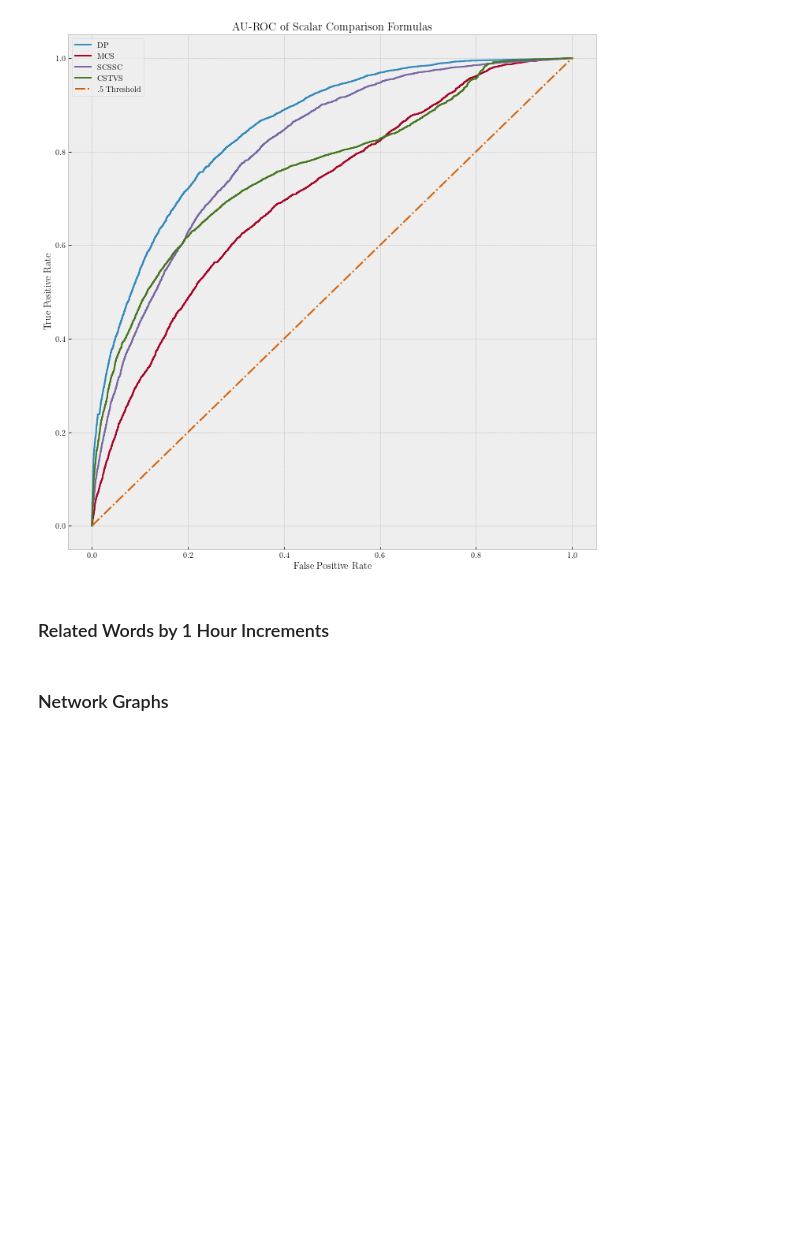
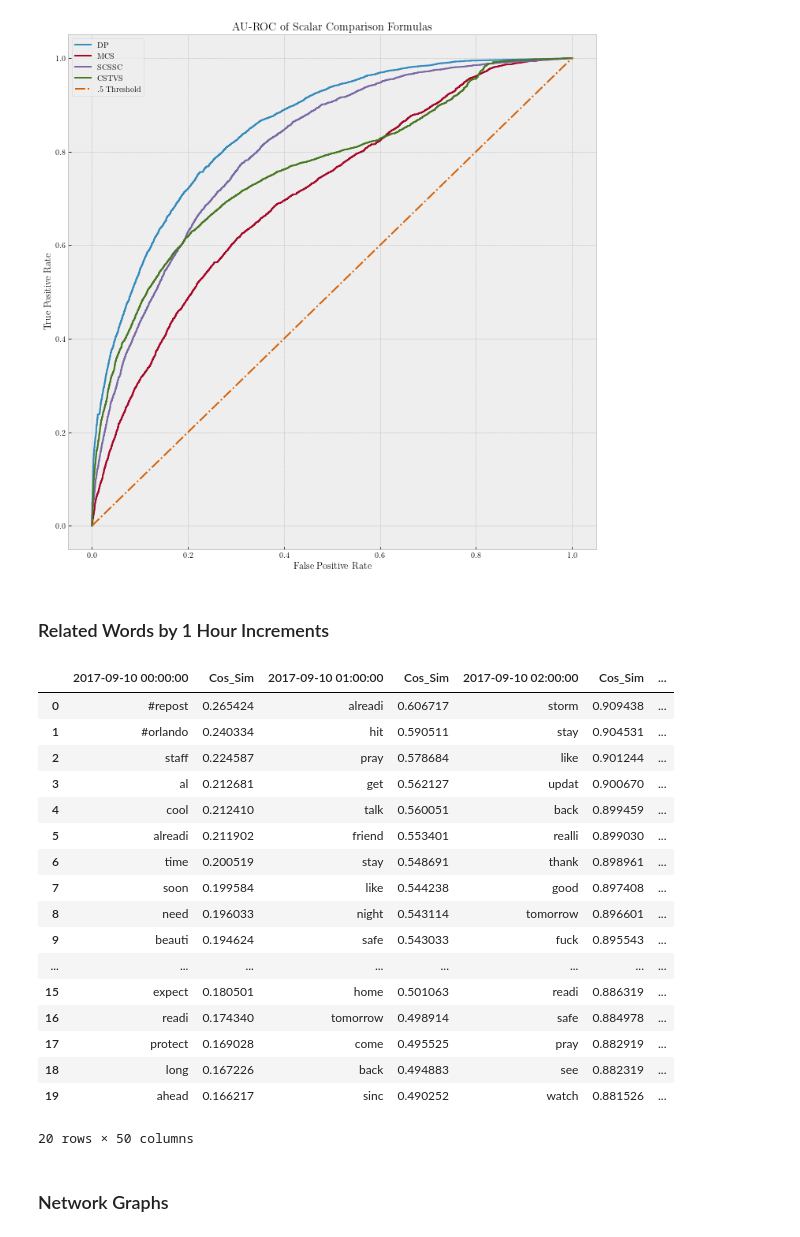
Before and after one commit to brownworth/TwitterDisaster, a Jupyter notebook: ThesisCode.ipynb, the cells around one changed output. Saved outputs shown, nothing was run; the diff lists cells and outputs as text; code cells hidden in the pictures; blank space fills up the shorter version.

```diff
--- a/ThesisCode.ipynb
+++ b/ThesisCode.ipynb
@@ -632,7 +632,7 @@ vectors_series = pd.Series(np.zeros((11)))
 tweet_text = tweet_full_en.loc[tweet_date:tweet_date + date_delta,"tweet_text"]
 tweets_tokens = tweet_text.apply(tokens_no_stopwords)
 
-opt_vector_model = Word2Vec(tweets_tokens, min_count=1, window=8, workers=1, size=150, seed=1, sg=1, negative=1)
+opt_vector_model = Word2Vec(tweets_tokens, min_count=3, window=8, workers=1, size=150, seed=1, sg=1, negative=1)
 
 # train the model over 10 epochs
 opt_vector_model.train(tweets_tokens, total_examples=len(tweet_text), epochs=10)
@@ -711,9 +711,30 @@ search_term = 'irma'
 for tweet_day in pd.date_range(start = tweet_date, end = end_date, freq = date_delta):
     tweet_text = tweet_full_en.loc[tweet_day:tweet_day + date_delta,"tweet_text"]
     tweets_tokens = tweet_text.apply(tokens_no_stopwords)
-    opt_vector_model_1hr = Word2Vec(tweets_tokens, min_count=1, window=8, workers=1, size=150, seed=1, sg=1, negative=1)
+    opt_vector_model_1hr = Word2Vec(tweets_tokens, min_count=3, window=8, workers=1, size=150, seed=1, sg=1, negative=1)
     opt_vector_model_1hr.train(tweets_tokens, total_examples=len(tweet_text), epochs=10)
     opt_word_matrix_1hr = opt_vector_model_1hr.wv[opt_vector_model_1hr.wv.vocab]
     terms_from_range = pd.DataFrame.from_records(opt_vector_model_1hr.wv.most_similar(search_term,topn=top_num_words),columns=[tweet_day,"Cos_Sim"])
     related_words = pd.concat([related_words,terms_from_range],axis=1)
+# %%
+related_words
+# %% [output]
+|  | 2017-09-10 00:00:00 | Cos_Sim | 2017-09-10 01:00:00 | Cos_Sim | 2017-09-10 02:00:00 | Cos_Sim | ... |
+| 0 | #repost | 0.265424 | alreadi | 0.606717 | storm | 0.909438 | ... |
+| 1 | #orlando | 0.240334 | hit | 0.590511 | stay | 0.904531 | ... |
+| 2 | staff | 0.224587 | pray | 0.578684 | like | 0.901244 | ... |
+| 3 | al | 0.212681 | get | 0.562127 | updat | 0.900670 | ... |
+| 4 | cool | 0.212410 | talk | 0.560051 | back | 0.899459 | ... |
+| 5 | alreadi | 0.211902 | friend | 0.553401 | realli | 0.899030 | ... |
+| 6 | time | 0.200519 | stay | 0.548691 | thank | 0.898961 | ... |
+| 7 | soon | 0.199584 | like | 0.544238 | good | 0.897408 | ... |
+| 8 | need | 0.196033 | night | 0.543114 | tomorrow | 0.896601 | ... |
+| 9 | beauti | 0.194624 | safe | 0.543033 | fuck | 0.895543 | ... |
+| ... | ... | ... | ... | ... | ... | ... | ... |
+| 15 | expect | 0.180501 | home | 0.501063 | readi | 0.886319 | ... |
+| 16 | readi | 0.174340 | tomorrow | 0.498914 | safe | 0.884978 | ... |
+| 17 | protect | 0.169028 | come | 0.495525 | pray | 0.882919 | ... |
+| 18 | long | 0.167226 | back | 0.494883 | see | 0.882319 | ... |
+| 19 | ahead | 0.166217 | sinc | 0.490252 | watch | 0.881526 | ... |
+20 rows × 50 columns
 # %%
```
Also changed, not shown: parts of 11 cells of this notebook.
